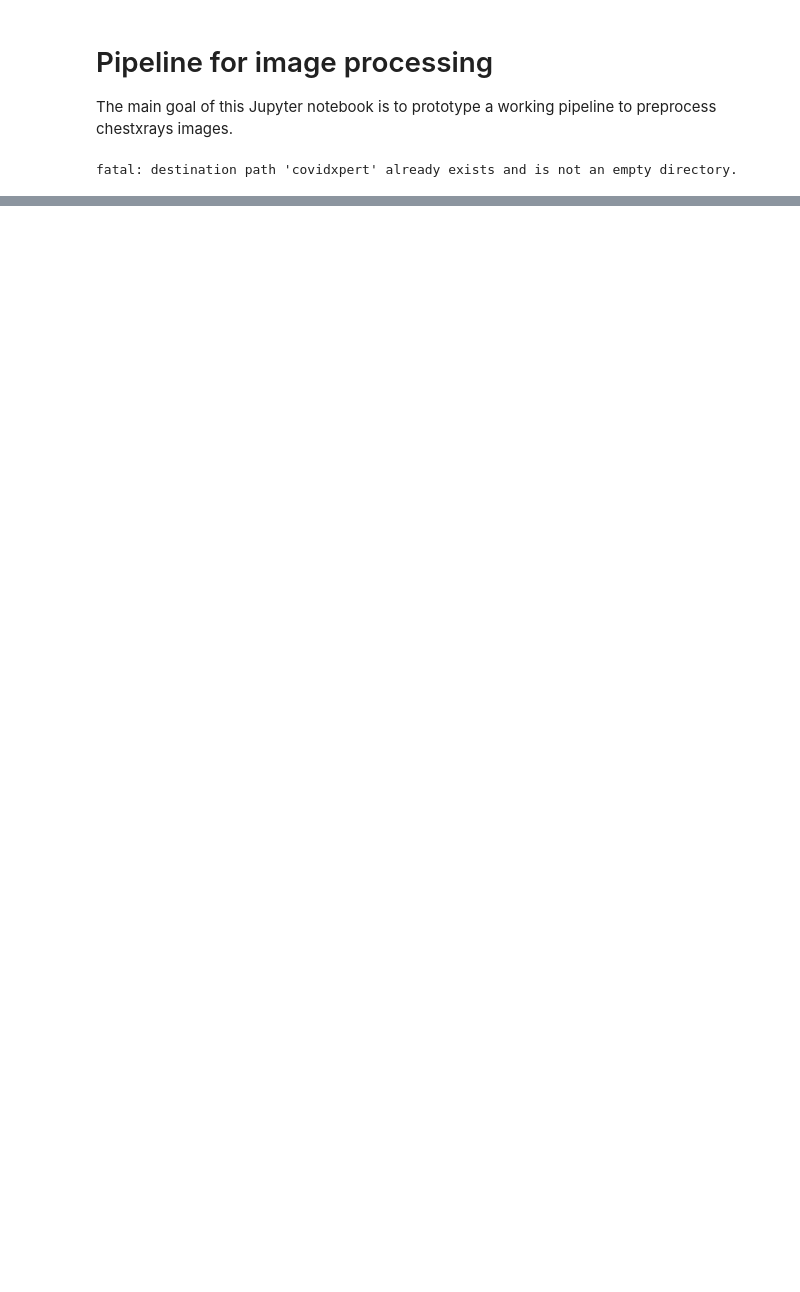
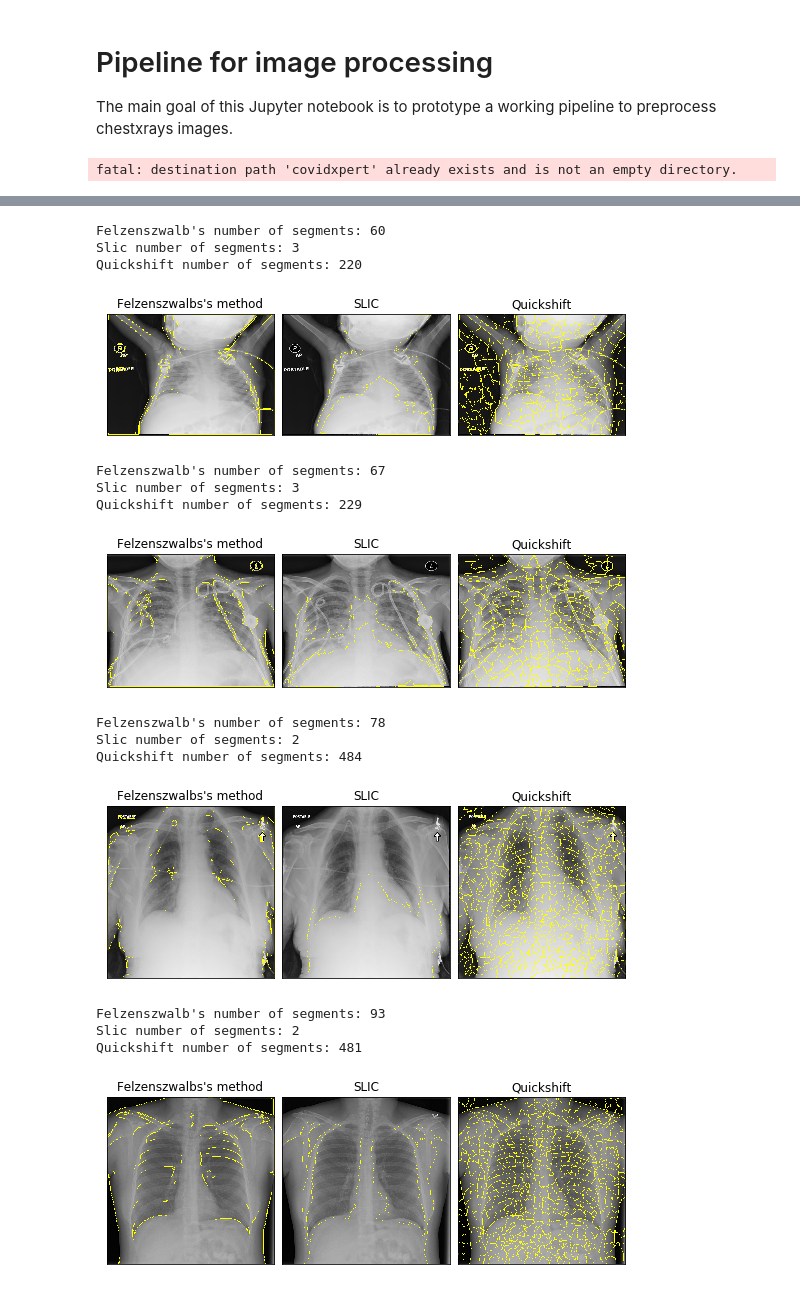
Before and after one commit to LucaCappelletti94/covidxpert, a Jupyter notebook: image_processing_pipeline.ipynb, the cells around one changed output, grey strips where cells are left out. Saved outputs shown, nothing was run; the diff lists cells and outputs as text; code cells hidden in the pictures; blank space fills up the shorter version.

```diff
--- a/image_processing_pipeline.ipynb
+++ b/image_processing_pipeline.ipynb
@@ -133,0 +317,60 @@ for image in (real_bad, bad, medium, good):
+# %%
+
+
+from __future__ import print_function
+
+
+
+
+import matplotlib.pyplot as plt
+
+import numpy as np
+from skimage.segmentation import felzenszwalb, slic, quickshift
+from skimage.segmentation import mark_boundaries
+from skimage.util import img_as_float
+
+for image in (wreal_bad, wbad, wmedium, wgood):
+    img = img_as_float(image)
+    img = np.stack((img,img, img), axis=2)
+    img.shape
+    segments_fz = felzenszwalb(img, scale=1000, sigma=1, min_size=50)
+    segments_slic = slic(img, n_segments=5, compactness=1, sigma=2)
+    segments_quick = quickshift(img, kernel_size=5, max_dist=100, ratio=1)
+
+    print("Felzenszwalb's number of segments: %d" % len(np.unique(segments_fz)))
+    print("Slic number of segments: %d" % len(np.unique(segments_slic)))
+ #   Radhakrishna Achanta, Appu Shaji, Kevin Smith, Aurelien Lucchi, Pascal Fua, and Sabine Suesstrunk,
+#SLIC Superpixels Compared to State-of-the-art Superpixel Methods, TPAMI, May 2012.
+    print("Quickshift number of segments: %d" % len(np.unique(segments_quick)))
+
+    fig, ax = plt.subplots(1, 3)
+    fig.set_size_inches(8, 3, forward=True)
+    fig.subplots_adjust(0.05, 0.05, 0.95, 0.95, 0.05, 0.05)
+
+    ax[0].imshow(mark_boundaries(img, segments_fz))
+    ax[0].set_title("Felzenszwalbs's method")
+    ax[1].imshow(mark_boundaries(img, segments_slic))
+    ax[1].set_title("SLIC")
+    ax[2].imshow(mark_boundaries(img, segments_quick))
+    ax[2].set_title("Quickshift")
+    for a in ax:
+        a.set_xticks(())
+        a.set_yticks(())
+    plt.show()
+# %% [output]
+Felzenszwalb's number of segments: 60
+Slic number of segments: 3
+Quickshift number of segments: 220
+[figure, added]
+Felzenszwalb's number of segments: 67
+Slic number of segments: 3
+Quickshift number of segments: 229
+[figure, added]
+Felzenszwalb's number of segments: 78
+Slic number of segments: 2
+Quickshift number of segments: 484
+[figure, added]
+Felzenszwalb's number of segments: 93
+Slic number of segments: 2
+Quickshift number of segments: 481
+[figure, added]
```
Also changed, not shown: parts of 7 cells of this notebook.
